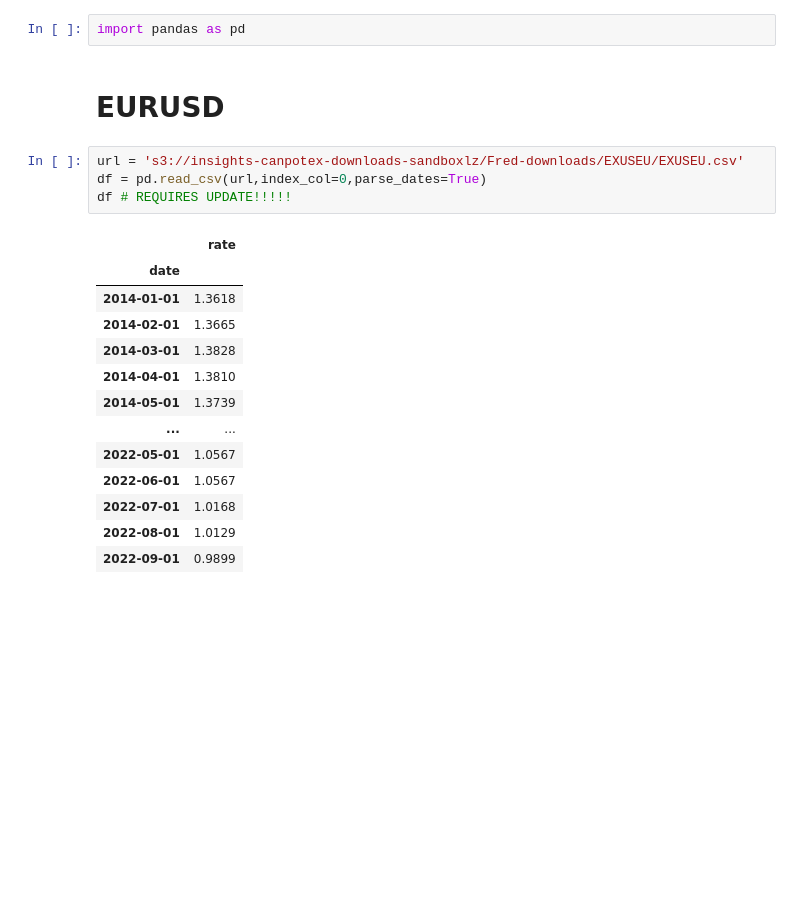
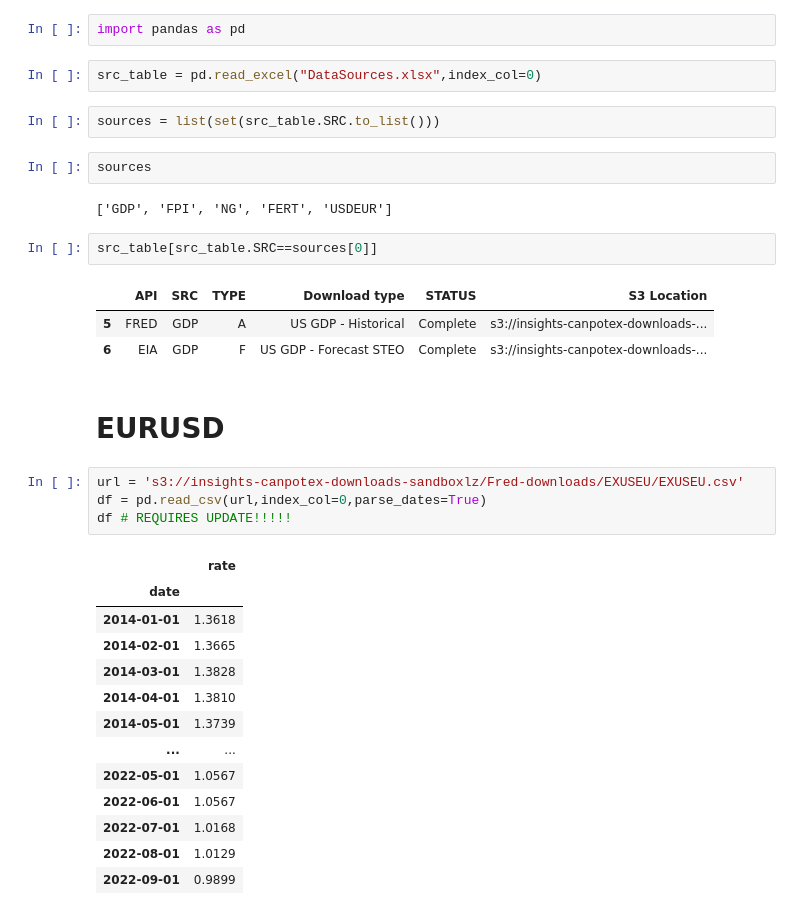
Before and after one commit to ali-meesam/Canpotex, a Jupyter notebook: AWS DataFeed.ipynb, the cells around one changed output. Cells and saved outputs as stored; diff of their text form; blank space fills up the shorter version.

```diff
--- a/AWS DataFeed.ipynb
+++ b/AWS DataFeed.ipynb
@@ -1,5 +1,19 @@
 # %%
 import pandas as pd
+# %%
+src_table = pd.read_excel("DataSources.xlsx",index_col=0)
+# %%
+sources = list(set(src_table.SRC.to_list()))
+# %%
+sources
+# %% [output]
+['GDP', 'FPI', 'NG', 'FERT', 'USDEUR']
+# %%
+src_table[src_table.SRC==sources[0]]
+# %% [output]
+|  | API | SRC | TYPE | Download type | STATUS | S3 Location |
+| 5 | FRED | GDP | A | US GDP - Historical | Complete | s3://insights-canpotex-downloads-... |
+| 6 | EIA | GDP | F | US GDP - Forecast STEO | Complete | s3://insights-canpotex-downloads-... |
 # %% [markdown]
 # EURUSD
 # %%
```
Also changed, not shown: 3 other files.
